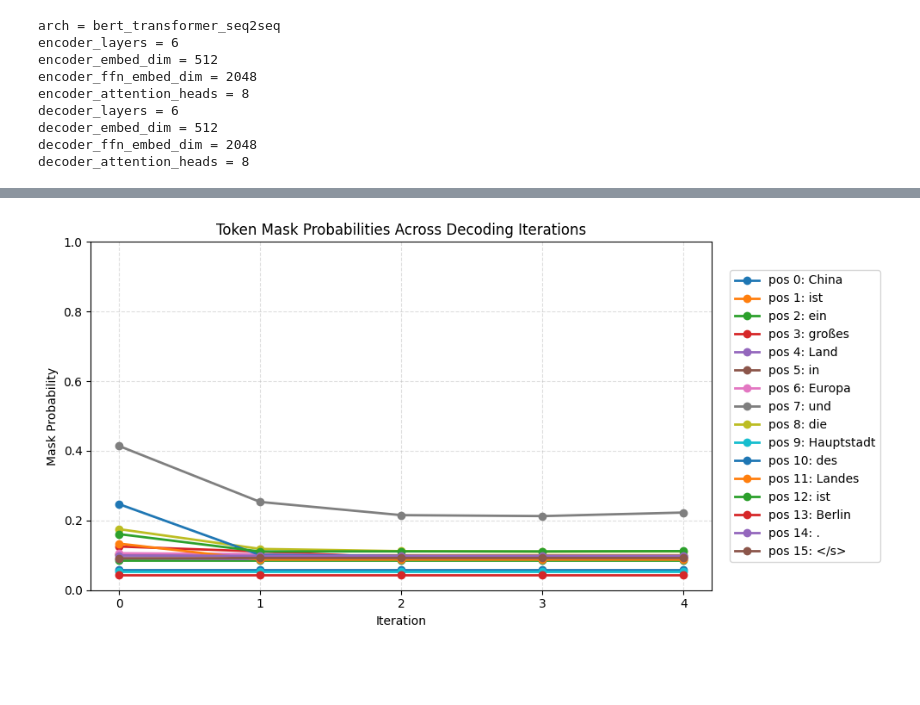
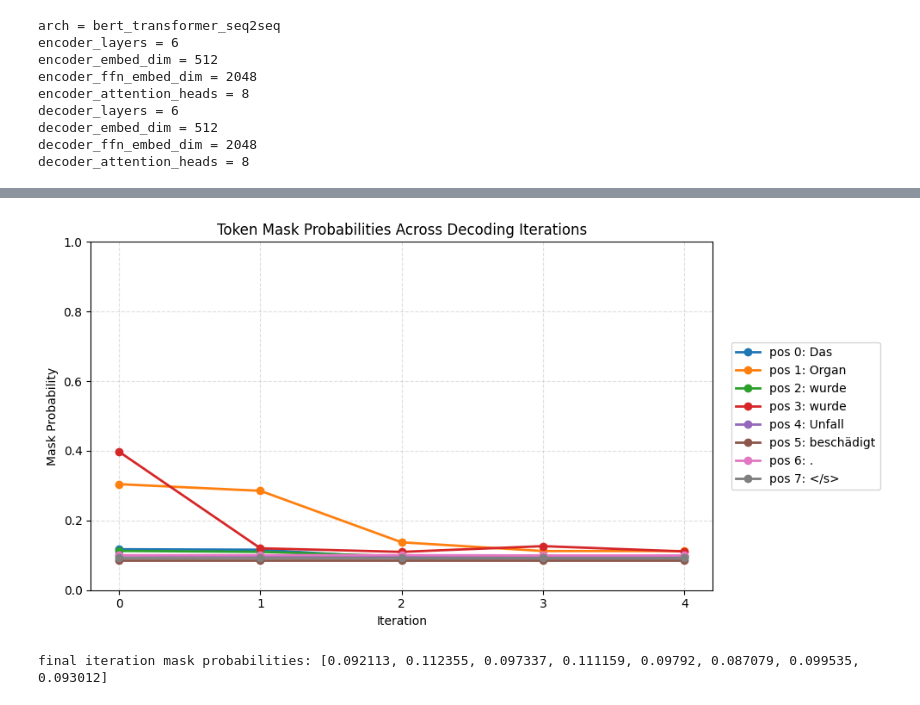
Before and after one commit to MD-BH/MLLM-Final, a Jupyter notebook: Mask-Predict/demo.ipynb, the cells around one changed output, grey strips where cells are left out. Saved outputs shown, nothing was run; the diff lists cells and outputs as text; code cells hidden in the pictures; blank space fills up the shorter version.

Commit message:
edit: decoder patching

```diff
--- a/Mask-Predict/demo.ipynb
+++ b/Mask-Predict/demo.ipynb
@@ -154,7 +117,7 @@ src_lengths: [18]
 # %%
-patch_src_sentence = "China is a large country in Asia , and the capital of the country is Beijing ."
-patch_tgt_sentence = "Germany is a large country in Europe , and the capital of the country is Berlin ."
+patch_src_sentence = "The organ was tuned before the concert ."
+patch_tgt_sentence = "The organ was damaged in the accident ."
 
-patch_src = get_encoder_output(patch_src_sentence)
-patch_tgt = get_encoder_output(patch_tgt_sentence)
+patch_src = get_encoder_output(patch_src_sentence, context)
+patch_tgt = get_encoder_output(patch_tgt_sentence, context)
 # %%
@@ -195,9 +141,9 @@ patch tgt token ids: [[1013, 16, 15, 675, 444, 8, 199, 5, 10, 7, 1924, 9, 7, 444
 # %%
+layer_index = 3
 token_position = 3
-patched_tgt = patch_encoder_token(patch_tgt, patch_src, token_position)
 
-print("source sentence:", patch_tgt["sentence"])
-print("target sentence:", patch_src["sentence"])
-print("source token id at position:", patch_tgt["src_tokens"][0, token_position].item())
-print("target token id at position:", patch_src["src_tokens"][0, token_position].item())
+print("decoder layer index:", layer_index)
+print("decoder token position:", token_position)
+print("donor source token id at aligned source position:", patch_src["src_tokens"][0, token_position].item())
+print("base source token id at aligned source position:", patch_tgt["src_tokens"][0, token_position].item())
 # %% [output]
@@ -486,32 +240,8 @@ iter 04: China ist ein großes Land in Europa und die Hauptstadt des Landes ist
 # %%
-def plot_token_mask_probs(decode_result, dictionary_path=REPO_ROOT / "checkpoints" / "maskPredict_en_de" / "dict.de.txt", figsize=(10, 5)):
-    import matplotlib.pyplot as plt
-    from fairseq.data import Dictionary
-
-    iteration_trace = decode_result["iteration_trace"]
-    if not iteration_trace:
-        raise ValueError("decode_result['iteration_trace'] is empty")
-
-    dictionary = Dictionary.load(str(dictionary_path))
-    iterations = [step["iteration"] for step in iteration_trace]
-    final_token_ids = iteration_trace[-1]["token_ids"]
-    token_labels = [f"pos {idx}: {dictionary[token_id]}" for idx, token_id in enumerate(final_token_ids)]
-
-    plt.figure(figsize=figsize)
-    for idx, label in enumerate(token_labels):
-        probs = [step["token_mask_probs"][idx] for step in iteration_trace]
-        plt.plot(iterations, probs, marker="o", linewidth=2, label=label)
-
-    plt.xlabel("Iteration")
-    plt.ylabel("Mask Probability")
-    plt.title("Token Mask Probabilities Across Decoding Iterations")
-    plt.xticks(iterations)
-    plt.ylim(0.0, 1.0)
-    plt.grid(True, linestyle="--", alpha=0.4)
-    plt.legend(loc="center left", bbox_to_anchor=(1.02, 0.5))
-    plt.tight_layout()
-    plt.show()
+plot_token_mask_probs(decoder_patch_result)
+# %% [output]
+[figure, added]
 # %%
-plot_token_mask_probs(decoded_patched_tgt)
+print("final iteration mask probabilities:", decoder_patch_result["iteration_trace"][-1]["token_mask_probs"])
 # %% [output]
-[figure, removed]
+final iteration mask probabilities: [0.092113, 0.112355, 0.097337, 0.111159, 0.09792, 0.087079, 0.099535, 0.093012]
```
Also changed, not shown: parts of 10 cells of this notebook, 1 other file.
